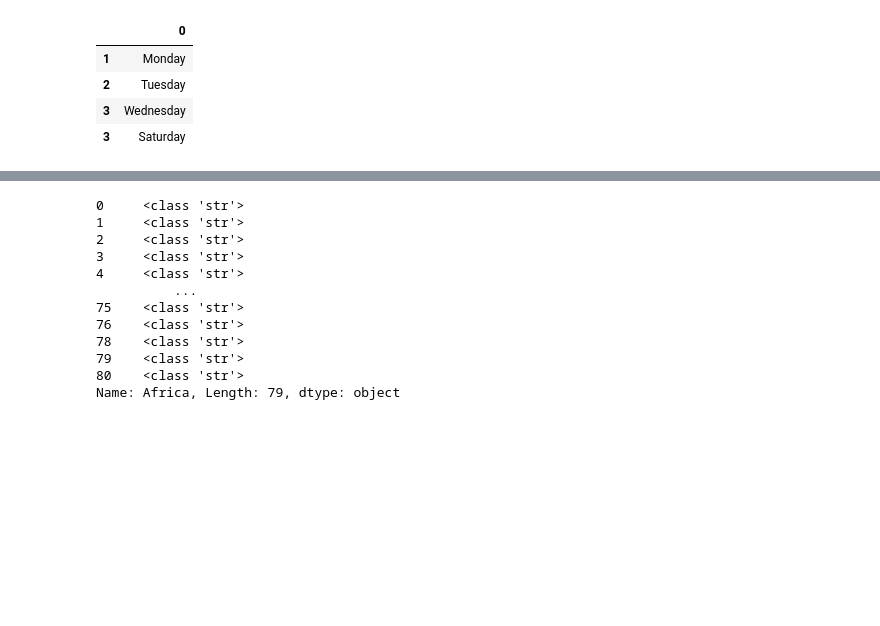
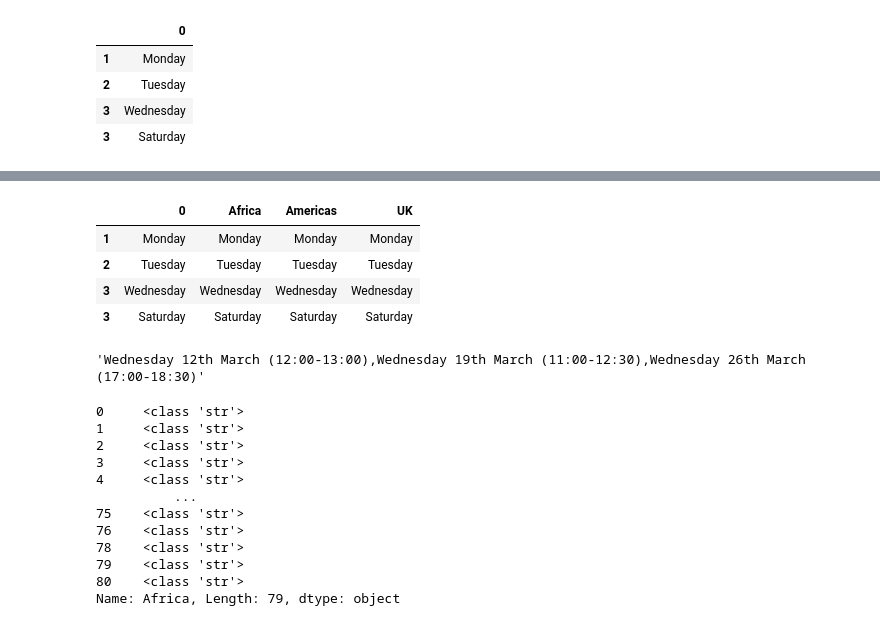
Before and after one commit to LouCapener/Focus_groups, a Jupyter notebook: code/pre-processing.ipynb, the cells around one changed output, grey strips where cells are left out. Saved outputs shown, nothing was run; the diff lists cells and outputs as text; code cells hidden in the pictures; blank space fills up the shorter version.

```diff
--- a/code/pre-processing.ipynb
+++ b/code/pre-processing.ipynb
@@ -183,3 +193,19 @@ TypeError: expected string or bytes-like object
+# %%
+test['Africa'] = days
+test['Americas'] = days
+test['UK'] = days
+# %%
+test
+# %% [output]
+|  | 0 | Africa | Americas | UK |
+| 1 | Monday | Monday | Monday | Monday |
+| 2 | Tuesday | Tuesday | Tuesday | Tuesday |
+| 3 | Wednesday | Wednesday | Wednesday | Wednesday |
+| 3 | Saturday | Saturday | Saturday | Saturday |
+# %%
+as_string.iloc[3]['Africa']
+# %% [output]
+'Wednesday 12th March (12:00-13:00),Wednesday 19th March (11:00-12:30),Wednesday 26th March (17:00-18:30)'
 # %%
 # Split out Africa time slots first
 #
```
Also changed, not shown: parts of 5 cells of this notebook.
